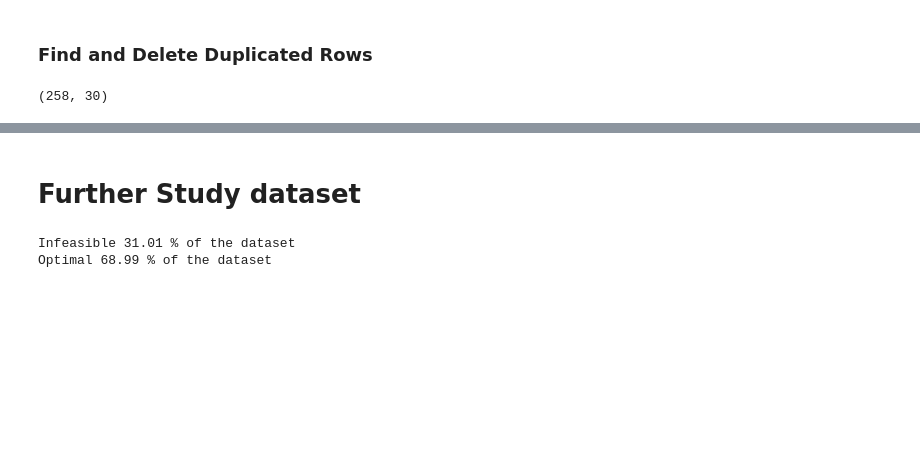
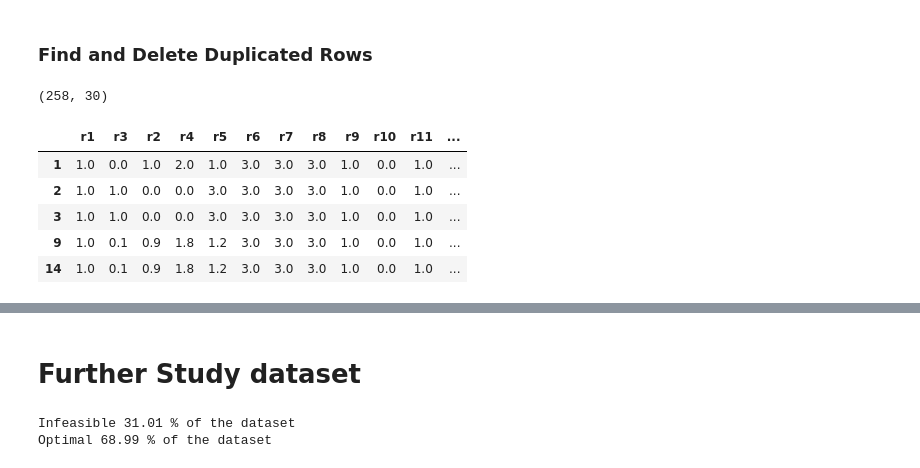
Before and after one commit to costasmexis/phd, a Jupyter notebook: gem_reduction/study_dataset.ipynb, the cells around one changed output, grey strips where cells are left out. Saved outputs shown, nothing was run; the diff lists cells and outputs as text; code cells hidden in the pictures; blank space fills up the shorter version.

```diff
--- a/gem_reduction/study_dataset.ipynb
+++ b/gem_reduction/study_dataset.ipynb
@@ -94,3 +100,12 @@ df.drop(index_c, axis=0, inplace=True)
 df.shape
 # %% [output]
 (258, 30)
+# %%
+df.head()
+# %% [output]
+|  | r1 | r3 | r2 | r4 | r5 | r6 | r7 | r8 | r9 | r10 | r11 | ... |
+| 1 | 1.0 | 0.0 | 1.0 | 2.0 | 1.0 | 3.0 | 3.0 | 3.0 | 1.0 | 0.0 | 1.0 | ... |
+| 2 | 1.0 | 1.0 | 0.0 | 0.0 | 3.0 | 3.0 | 3.0 | 3.0 | 1.0 | 0.0 | 1.0 | ... |
+| 3 | 1.0 | 1.0 | 0.0 | 0.0 | 3.0 | 3.0 | 3.0 | 3.0 | 1.0 | 0.0 | 1.0 | ... |
+| 9 | 1.0 | 0.1 | 0.9 | 1.8 | 1.2 | 3.0 | 3.0 | 3.0 | 1.0 | 0.0 | 1.0 | ... |
+| 14 | 1.0 | 0.1 | 0.9 | 1.8 | 1.2 | 3.0 | 3.0 | 3.0 | 1.0 | 0.0 | 1.0 | ... |
```
Also changed, not shown: parts of 39 cells of this notebook.
